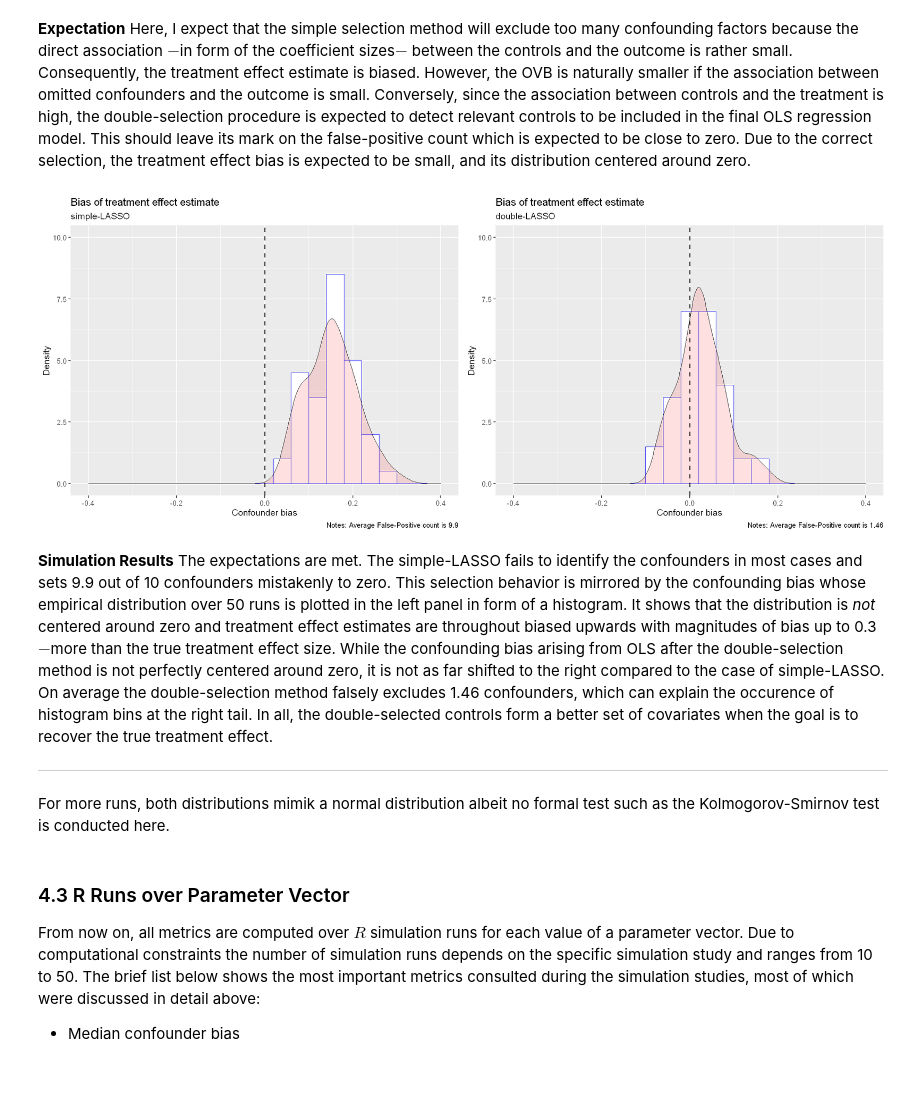
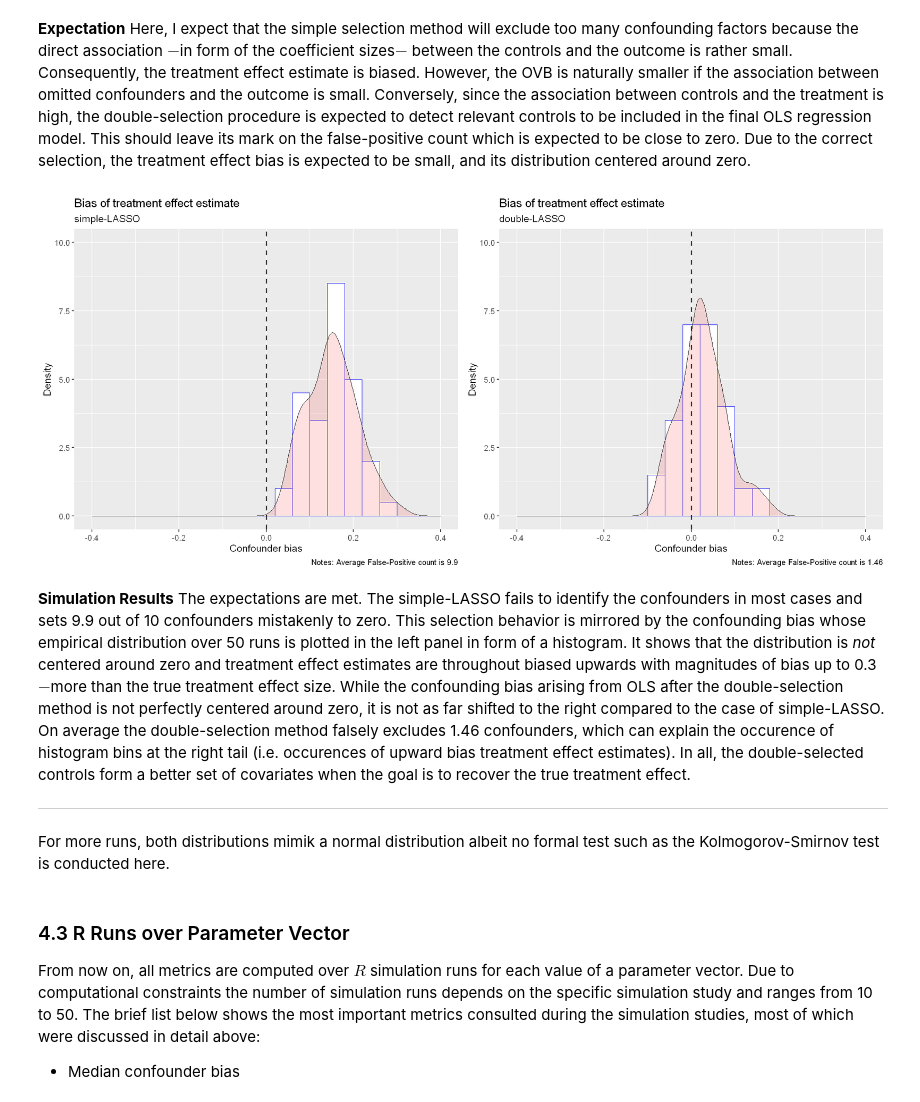
Before and after one commit to maxschae/compstat-project, a Jupyter notebook: CompStat_Project_Max_Schäfer.ipynb, the cells around one changed output. Cells and saved outputs as stored; diff of their text form; code cells hidden in the pictures; blank space fills up the shorter version.

```diff
--- a/CompStat_Project_Max_Schäfer.ipynb
+++ b/CompStat_Project_Max_Schäfer.ipynb
@@ -528,12 +528,12 @@ plots <- produce_bias_hist(dgp=dgp, R=R, n, n_F_attr=n_F_attr, n_G_attr=n_G_attr
 hist_simple <- plots$hist_simple
 hist_double <- plots$hist_double
 # %%
-options(repr.plot.width=20, repr.plot.height=8)
+options(repr.plot.width=18, repr.plot.height=8)
 suppressWarnings(grid.arrange(hist_simple, hist_double, nrow=1))
 # %% [output]
-[figure, old version]
+[figure, new version]
 # %% [markdown]
-**Simulation Results** The expectations are met. The simple-LASSO fails to identify the confounders in most cases and sets 9.9 out of 10 confounders mistakenly to zero. This selection behavior is mirrored by the confounding bias whose empirical distribution over 50 runs is plotted in the left panel in form of a histogram. It shows that the distribution is *not* centered around zero and treatment effect estimates are throughout biased upwards with magnitudes of bias up to 0.3 $-$more than the true treatment effect size. While the confounding bias arising from OLS after the double-selection method is not perfectly centered around zero, it is not as far shifted to the right compared to the case of simple-LASSO. On average the double-selection method falsely excludes 1.46 confounders, which can explain the occurence of histogram bins at the right tail. In all, the double-selected controls form a better set of covariates when the goal is to recover the true treatment effect.
+**Simulation Results** The expectations are met. The simple-LASSO fails to identify the confounders in most cases and sets 9.9 out of 10 confounders mistakenly to zero. This selection behavior is mirrored by the confounding bias whose empirical distribution over 50 runs is plotted in the left panel in form of a histogram. It shows that the distribution is *not* centered around zero and treatment effect estimates are throughout biased upwards with magnitudes of bias up to 0.3 $-$more than the true treatment effect size. While the confounding bias arising from OLS after the double-selection method is not perfectly centered around zero, it is not as far shifted to the right compared to the case of simple-LASSO. On average the double-selection method falsely excludes 1.46 confounders, which can explain the occurence of histogram bins at the right tail (i.e. occurences of upward bias treatment effect estimates). In all, the double-selected controls form a better set of covariates when the goal is to recover the true treatment effect.
 
 <hr>
 
```
Also changed, not shown: parts of 19 cells of this notebook, 3 other files.
